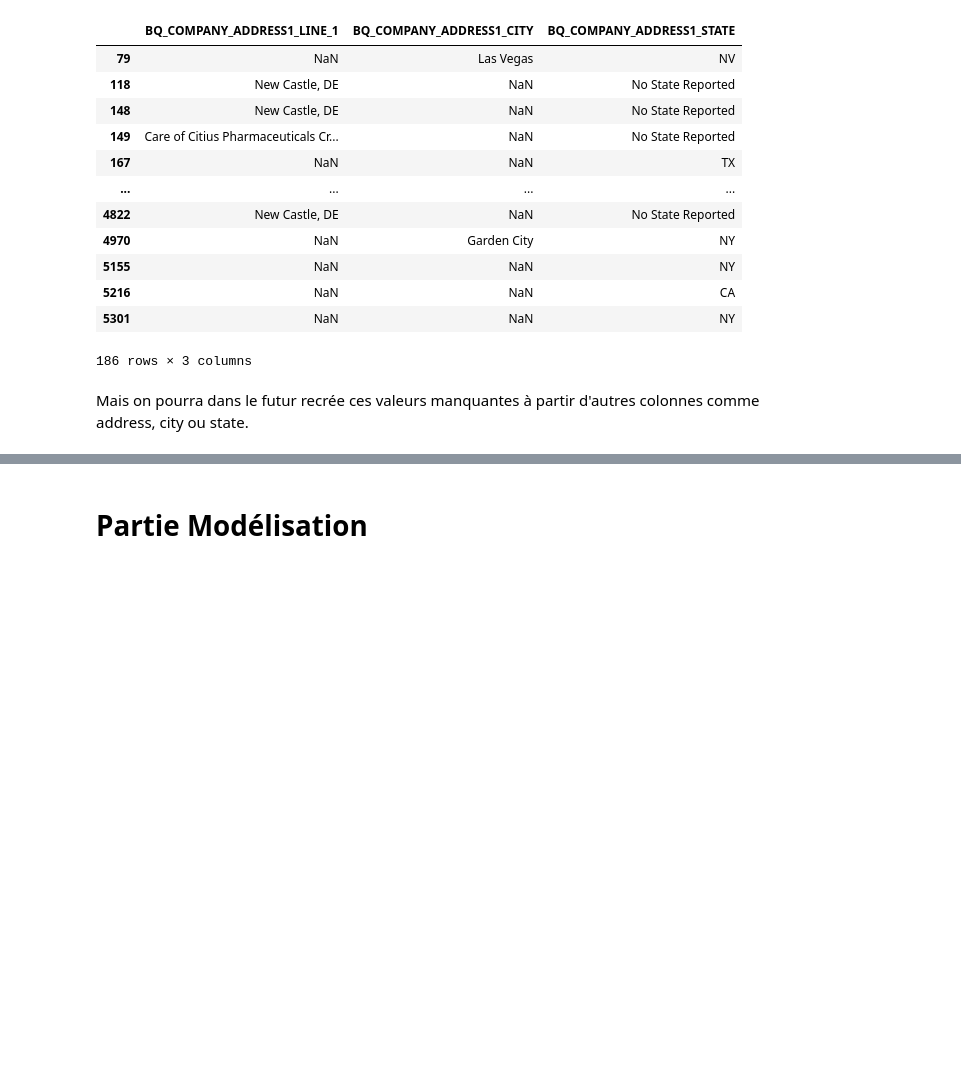
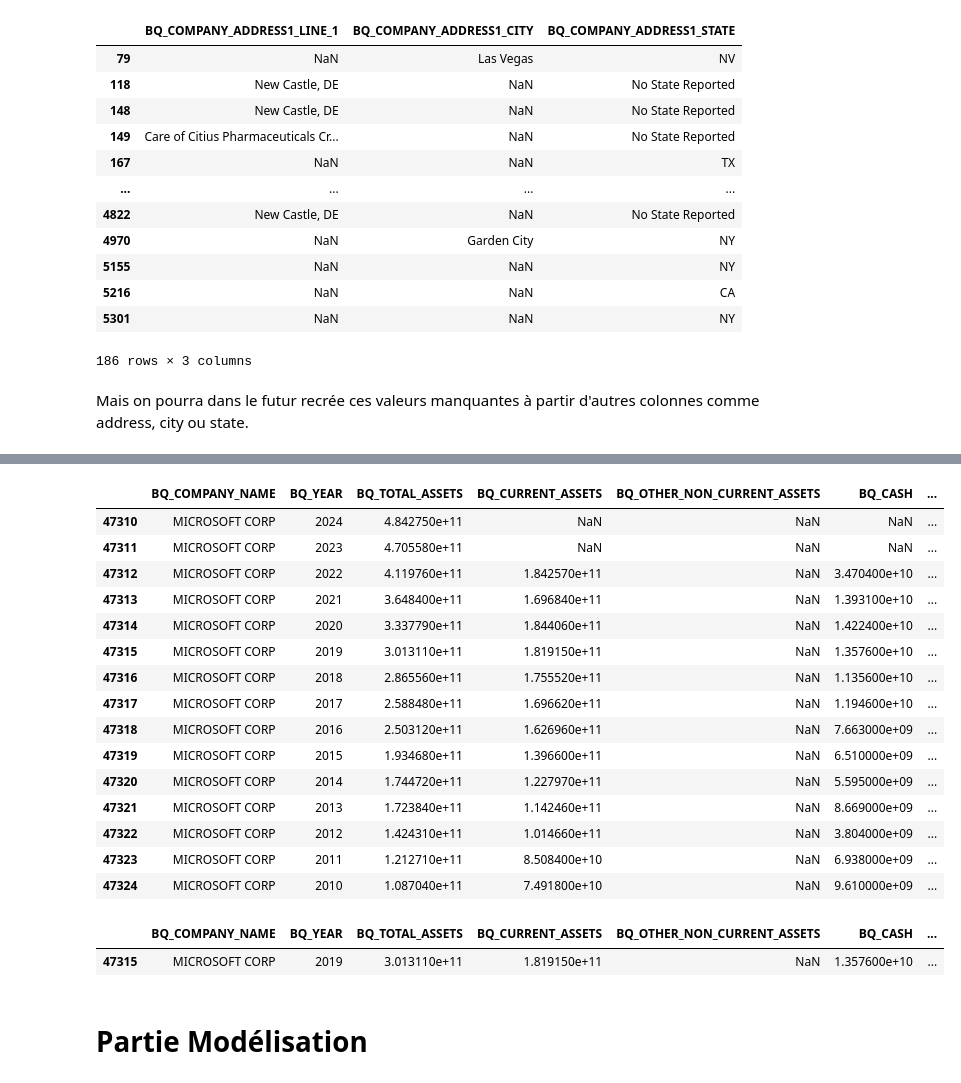
Before and after one commit to Askkip/StatAPP, a Jupyter notebook: US_Financials_Modeelisation.ipynb, the cells around one changed output, grey strips where cells are left out. Cells and saved outputs as stored; diff of their text form; code cells hidden in the pictures; blank space fills up the shorter version.

```diff
--- a/US_Financials_Modeelisation.ipynb
+++ b/US_Financials_Modeelisation.ipynb
@@ -2,8 +2,8 @@
 import pandas as pd
 import numpy as np
 
-firmo = pd.read_csv("StatAPP/Firmographic_Information-0.csv")
-financial = pd.read_csv("StatAPP/Financials_Annual_-0.csv")
+firmo = pd.read_csv("Firmographic_Information-0.csv")
+financial = pd.read_csv("Financials_Annual_-0.csv")
 firmo.loc[:,["BQ_ID","BQ_COMPANY_NAME","BQ_COMPANY_ADDRESS1_ZIP5","BQ_COMPANY_ADDRESS1_ZIP9"]].loc[firmo["BQ_ID"] == 100002521540]
 # %% [output]
 |  | BQ_ID | BQ_COMPANY_NAME | BQ_COMPANY_ADDRESS1_ZIP5 | BQ_COMPANY_ADDRESS1_ZIP9 |
@@ -62,2 +84,31 @@ df.sample()
+# %%
+features = ['BQ_COMPANY_NAME', 'BQ_YEAR','BQ_TOTAL_ASSETS','BQ_CURRENT_ASSETS', 'BQ_OTHER_NON_CURRENT_ASSETS'
+            ,'BQ_CASH', 'BQ_US_GOVERNMENT_OBLIGATIONS',
+            'BQ_BUILDINGS_AND_OTHER_DEPRECIABLE_ASSETS', 'BQ_LAND',"BQ_DEPLETABLE_ASSETS",
+            'BQ_INTANGIBLE_ASSETS_AMORTIZABLE','BQ_TOTAL_DEBT', 'BQ_MORTGAGE_AND_REAL_ESTATE_LOANS']
+# %%
+df[features].loc[df["BQ_COMPANY_NAME"] == "MICROSOFT CORP"]
+# %% [output]
+|  | BQ_COMPANY_NAME | BQ_YEAR | BQ_TOTAL_ASSETS | BQ_CURRENT_ASSETS | BQ_OTHER_NON_CURRENT_ASSETS | BQ_CASH | ... |
+| 47310 | MICROSOFT CORP | 2024 | 4.842750e+11 | NaN | NaN | NaN | ... |
+| 47311 | MICROSOFT CORP | 2023 | 4.705580e+11 | NaN | NaN | NaN | ... |
+| 47312 | MICROSOFT CORP | 2022 | 4.119760e+11 | 1.842570e+11 | NaN | 3.470400e+10 | ... |
+| 47313 | MICROSOFT CORP | 2021 | 3.648400e+11 | 1.696840e+11 | NaN | 1.393100e+10 | ... |
+| 47314 | MICROSOFT CORP | 2020 | 3.337790e+11 | 1.844060e+11 | NaN | 1.422400e+10 | ... |
+| 47315 | MICROSOFT CORP | 2019 | 3.013110e+11 | 1.819150e+11 | NaN | 1.357600e+10 | ... |
+| 47316 | MICROSOFT CORP | 2018 | 2.865560e+11 | 1.755520e+11 | NaN | 1.135600e+10 | ... |
+| 47317 | MICROSOFT CORP | 2017 | 2.588480e+11 | 1.696620e+11 | NaN | 1.194600e+10 | ... |
+| 47318 | MICROSOFT CORP | 2016 | 2.503120e+11 | 1.626960e+11 | NaN | 7.663000e+09 | ... |
+| 47319 | MICROSOFT CORP | 2015 | 1.934680e+11 | 1.396600e+11 | NaN | 6.510000e+09 | ... |
+| 47320 | MICROSOFT CORP | 2014 | 1.744720e+11 | 1.227970e+11 | NaN | 5.595000e+09 | ... |
+| 47321 | MICROSOFT CORP | 2013 | 1.723840e+11 | 1.142460e+11 | NaN | 8.669000e+09 | ... |
+| 47322 | MICROSOFT CORP | 2012 | 1.424310e+11 | 1.014660e+11 | NaN | 3.804000e+09 | ... |
+| 47323 | MICROSOFT CORP | 2011 | 1.212710e+11 | 8.508400e+10 | NaN | 6.938000e+09 | ... |
+| 47324 | MICROSOFT CORP | 2010 | 1.087040e+11 | 7.491800e+10 | NaN | 9.610000e+09 | ... |
+# %%
+df[features].sample()
+# %% [output]
+|  | BQ_COMPANY_NAME | BQ_YEAR | BQ_TOTAL_ASSETS | BQ_CURRENT_ASSETS | BQ_OTHER_NON_CURRENT_ASSETS | BQ_CASH | ... |
+| 47315 | MICROSOFT CORP | 2019 | 3.013110e+11 | 1.819150e+11 | NaN | 1.357600e+10 | ... |
 # %% [markdown]
 # Partie Modélisation
```
Also changed, not shown: parts of 5 cells of this notebook.
